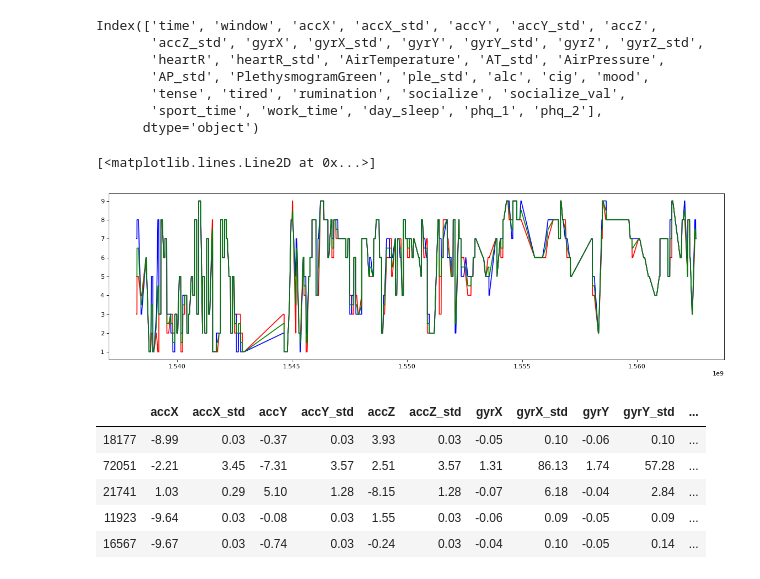
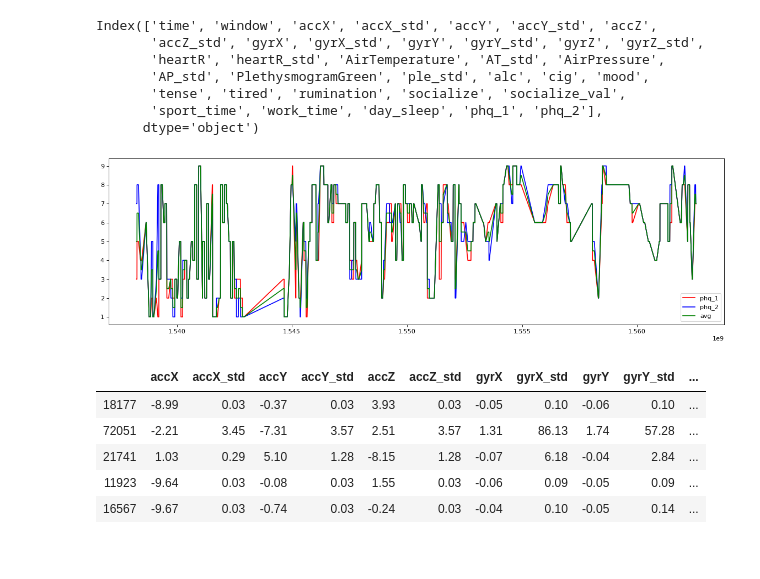
Before and after one commit to elmodeer/b-thesis, a Jupyter notebook: Random-forest-ST-1946093440.ipynb, the cells around one changed output. Drawn from its saved outputs; the diff is of its cells as text; code cells hidden in the pictures.

```diff
--- a/Random-forest-ST-1946093440.ipynb
+++ b/Random-forest-ST-1946093440.ipynb
@@ -16,17 +16,19 @@ Index(['time', 'window', 'accX', 'accX_std', 'accY', 'accY_std', 'accZ',
 # %%
 from matplotlib import pyplot
 %matplotlib inline
 xaxis = p[['time']]
 yaxis = p[['phq_1']]
 yaxis2 = p[['phq_2']]
 avg = p[['phq_1', 'phq_2']].mean(axis=1)
 fig=pyplot.figure(figsize=(18, 5), dpi= 80, facecolor='w', edgecolor='k')
 pyplot.plot(xaxis, yaxis, color='red', label='phq_1')
 pyplot.plot(xaxis, yaxis2, color='blue', label='phq_2')
 pyplot.plot(xaxis, avg, color='green', label='avg')
+pyplot.legend()
+# pyplot.show()
+pyplot.savefig('p440.png')
 # %% [output]
-[<matplotlib.lines.Line2D at 0x...>]
-[figure, old version]
+[figure, new version]
 # %%
 from sklearn.model_selection import train_test_split
 from sklearn.ensemble import RandomForestRegressor
```
Also changed, not shown: parts of 3 cells of this notebook, 9 other files.
